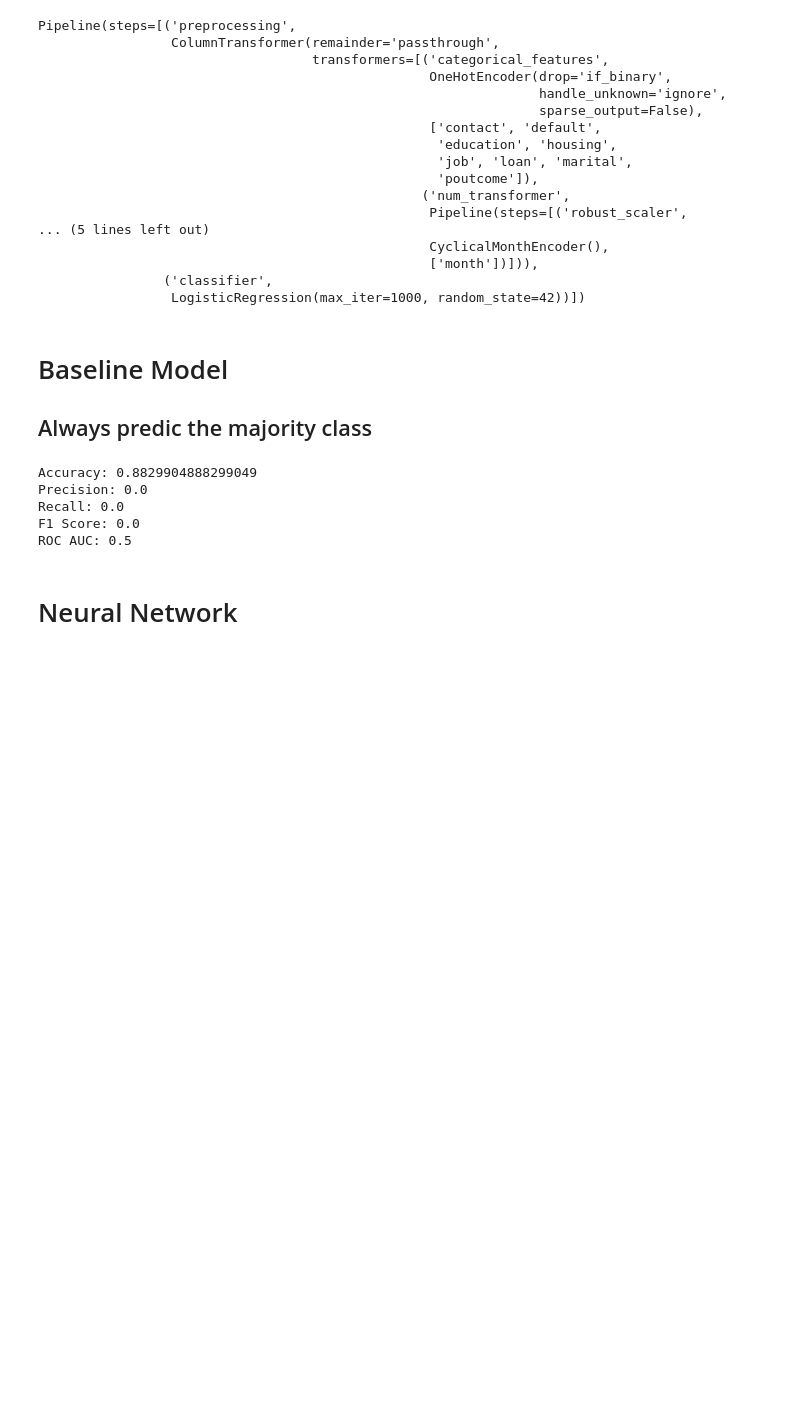
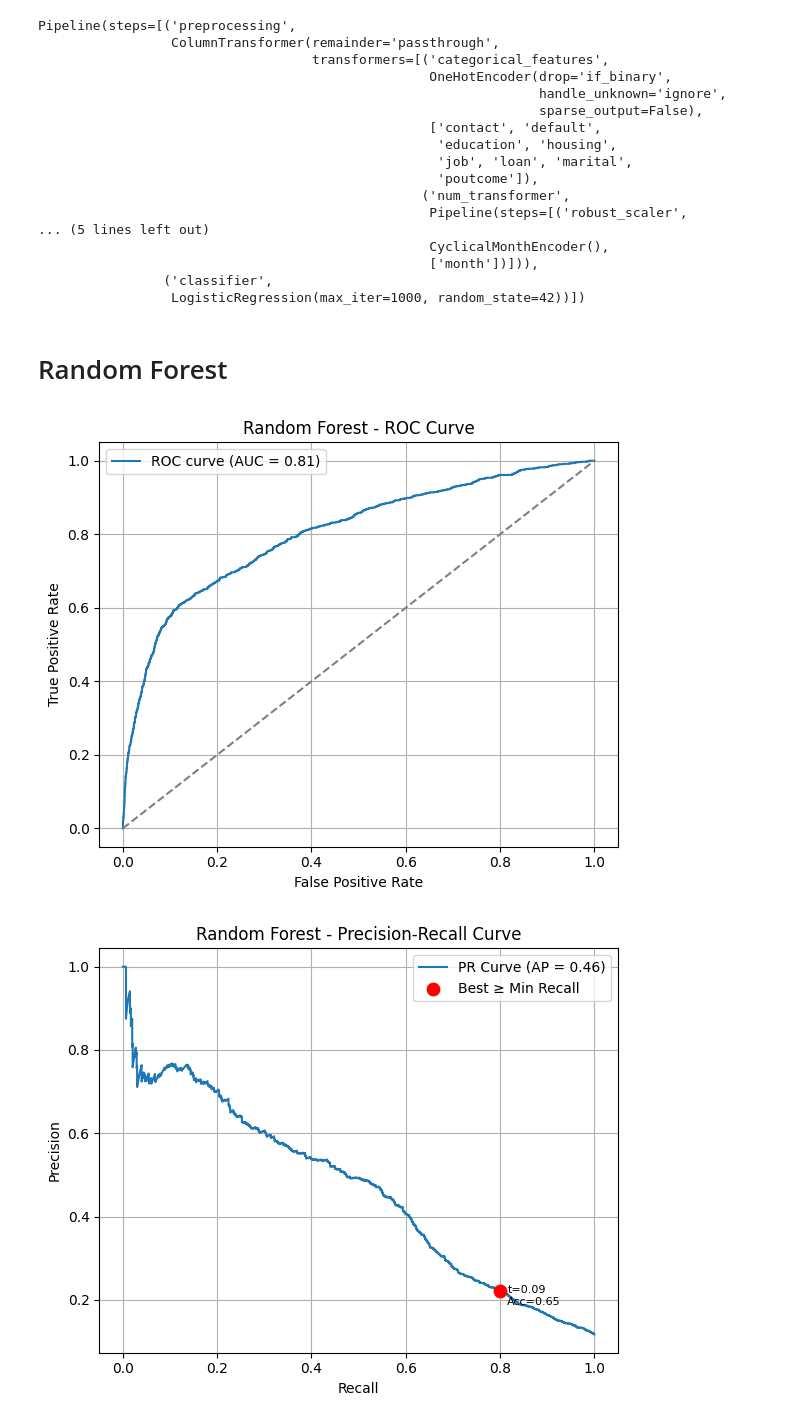
Before and after one commit to farah850/lewagon_cust_targeting, a Jupyter notebook: notebooks/Son.ipynb, the cells around one changed output. Saved outputs shown, nothing was run; the diff lists cells and outputs as text; code cells hidden in the pictures; blank space fills up the shorter version.

```diff
--- a/notebooks/Son.ipynb
+++ b/notebooks/Son.ipynb
@@ -156,41 +167,26 @@ Pipeline(steps=[('preprocessing',
                                                   ['month'])])),
                 ('classifier',
                  LogisticRegression(max_iter=1000, random_state=42))])
-# %% [markdown]
-# Baseline Model
-## Always predic the majority class
-# %%
-# Let's say y_val contains the true values
-y_baseline = np.zeros_like(y_val)  # predict "0" for all (no investment)
-
-# Evaluate it
-baseline_results = {
-    "Accuracy": accuracy_score(y_val, y_baseline),
-    "Precision": precision_score(y_val, y_baseline, zero_division=0),
-    "Recall": recall_score(y_val, y_baseline),
-    "F1 Score": f1_score(y_val, y_baseline),
-    "ROC AUC": roc_auc_score(y_val, y_baseline) if len(np.unique(y_val)) == 2 else "N/A"
-}
-
-for metric, value in baseline_results.items():
-    print(f"{metric}: {value}")
-# %% [output]
-Accuracy: 0.8829904888299049
-Precision: 0.0
-Recall: 0.0
-F1 Score: 0.0
-ROC AUC: 0.5
 # %% [markdown]
-# Neural Network
+# Random Forest
 # %%
-### Classification with 2 classes
-from tensorflow.keras import Sequential, layers, Input
-from tensorflow.keras.callbacks import EarlyStopping
+# Change this import line
+from src.model_random_forest import build_rf_pipeline, evaluate_rf_model, get_feature_importance
 
-model = Sequential()
-model.add(Input(shape=(15,)))
-model.add(layers.Dense(10, activation='relu'))
-model.add(layers.Dense(5, activation='relu'))
-model.add(layers.Dense(3, activation='relu'))
-model.add(layers.Dense(1, activation='sigmoid'))
+# Build RF pipeline (same pattern as logistic regression)
+rf_pipeline = build_rf_pipeline(preprocessor, n_estimators=100, max_depth=10, random_state=42)
+
+# Train (exactly the same)
+rf_pipeline.fit(X_train, y_train)
+
+# Predict (exactly the same)
+y_pred = rf_pipeline.predict(X_val)
+y_proba = rf_pipeline.predict_proba(X_val)[:, 1]
+
+# Evaluate (same function call, just different name)
+metrics = evaluate_rf_model(y_val, y_pred, y_proba=y_proba, threshold=0.089, beta=0.5, plot_pr=True, plot_roc=True, min_recall=0.80)
+for metric, value in metrics.items():
+    print(f"{metric}: {value}")
 # %% [output]
+[figure, added]
+[figure, added]
```
Also changed, not shown: parts of 13 cells of this notebook, 5 other files.
